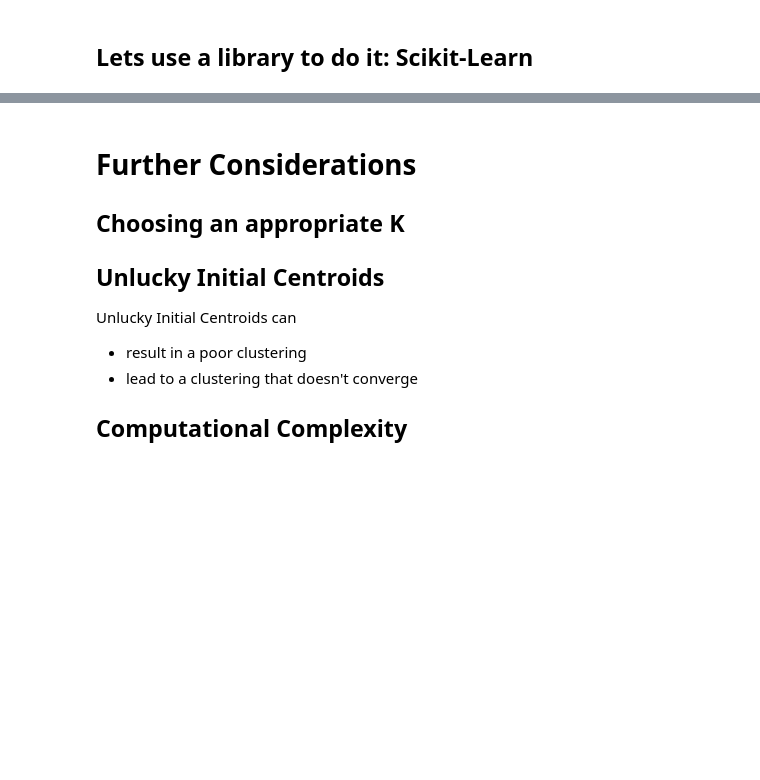
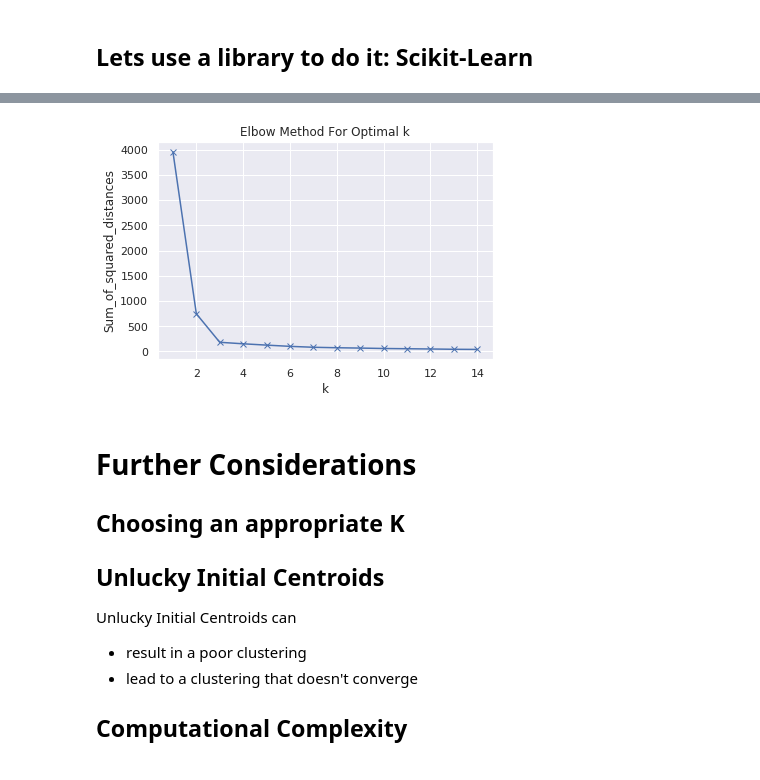
Before and after one commit to BJanota11/DS-Unit-1-Sprint-4-Linear-Algebra, a Jupyter notebook: module4-clustering/Clustering_and_NFL.ipynb, the cells around one changed output, grey strips where cells are left out. Drawn from its saved outputs; the diff is of its cells as text; code cells hidden in the pictures; blank space fills up the shorter version.

```diff
--- a/module4-clustering/Clustering_and_NFL.ipynb
+++ b/module4-clustering/Clustering_and_NFL.ipynb
@@ -448,11 +554,13 @@ for k in K:
     km = km.fit(points)
     sum_of_squared_distances.append(km.inertia_)
 # %%
-plt.plot(K, Sum_of_squared_distances, 'bx-')
+plt.plot(K, sum_of_squared_distances, 'bx-')
 plt.xlabel('k')
 plt.ylabel('Sum_of_squared_distances')
 plt.title('Elbow Method For Optimal k')
 plt.show()
+# %% [output]
+[figure, added]
 # %% [markdown]
 # Further Considerations
 
```
Also changed, not shown: parts of 25 cells of this notebook.
